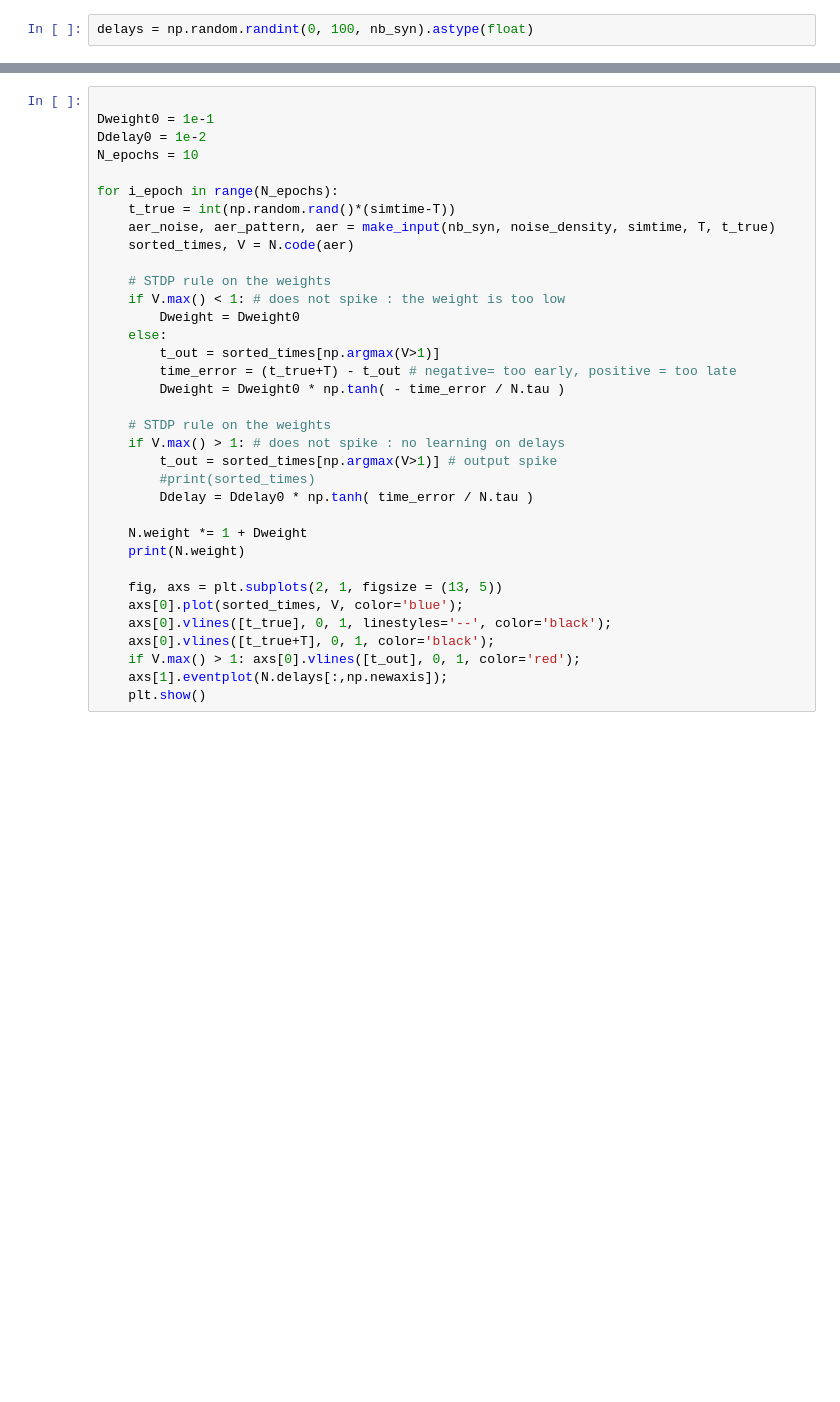
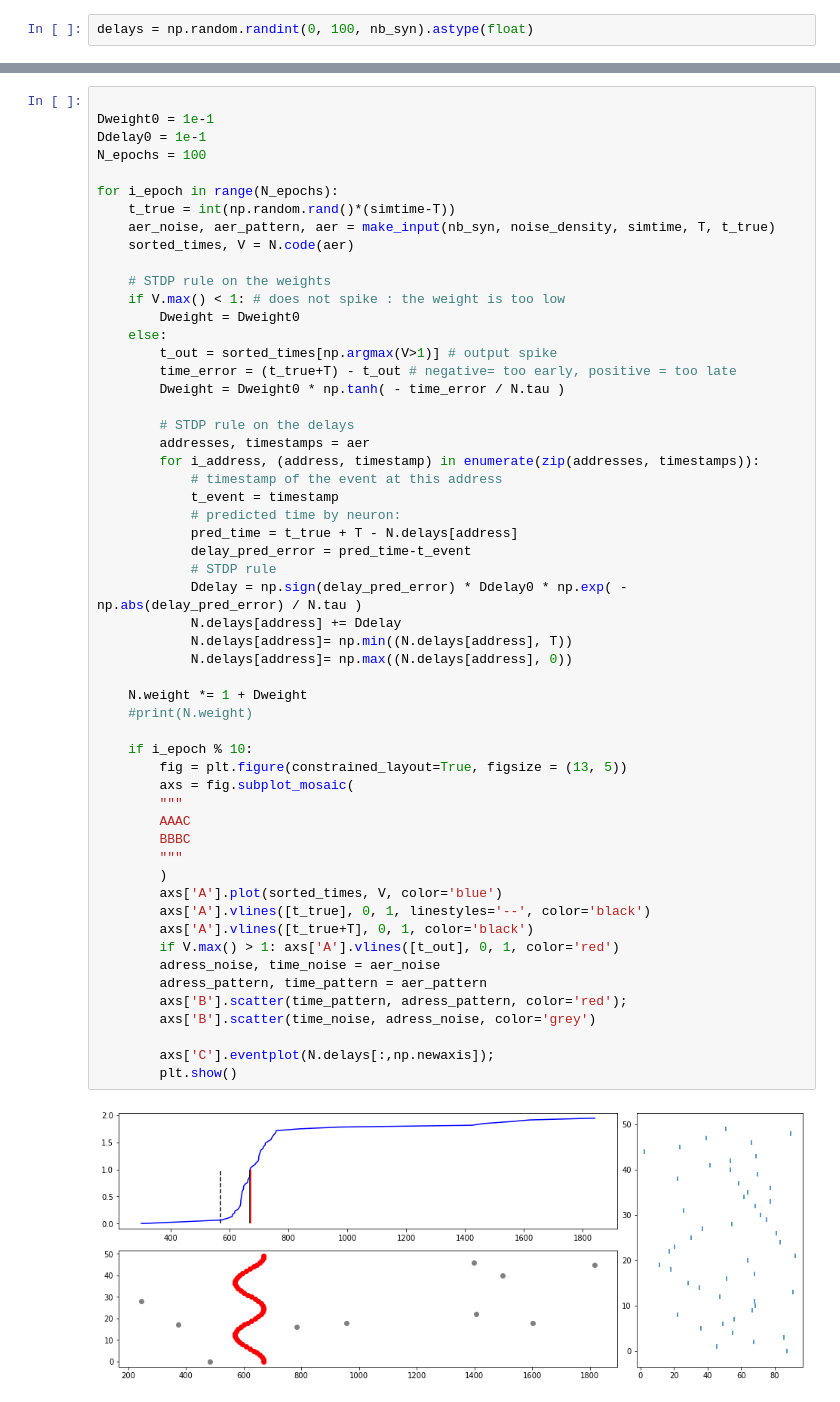
Before and after one commit to camillebesnainou/2022-01-10-polychrony, a Jupyter notebook: 2022-05-10-LearningSynapticDelays-Laurent.ipynb, the cells around one changed output, grey strips where cells are left out. Drawn from its saved outputs; the diff is of its cells as text; blank space fills up the shorter version.

```diff
--- a/2022-05-10-LearningSynapticDelays-Laurent.ipynb
+++ b/2022-05-10-LearningSynapticDelays-Laurent.ipynb
@@ -205,36 +204,57 @@ t_out
 # %%
 
 Dweight0 = 1e-1
-Ddelay0 = 1e-2
-N_epochs = 10
+Ddelay0 = 1e-1
+N_epochs = 100
 
 for i_epoch in range(N_epochs):
     t_true = int(np.random.rand()*(simtime-T))
     aer_noise, aer_pattern, aer = make_input(nb_syn, noise_density, simtime, T, t_true)
     sorted_times, V = N.code(aer)
 
     # STDP rule on the weights
     if V.max() < 1: # does not spike : the weight is too low
         Dweight = Dweight0
     else:
-        t_out = sorted_times[np.argmax(V>1)]
+        t_out = sorted_times[np.argmax(V>1)] # output spike
         time_error = (t_true+T) - t_out # negative= too early, positive = too late
         Dweight = Dweight0 * np.tanh( - time_error / N.tau )
 
-    # STDP rule on the weights
-    if V.max() > 1: # does not spike : no learning on delays
-        t_out = sorted_times[np.argmax(V>1)] # output spike
-        #print(sorted_times)
-        Ddelay = Ddelay0 * np.tanh( time_error / N.tau )
+        # STDP rule on the delays
+        addresses, timestamps = aer
+        for i_address, (address, timestamp) in enumerate(zip(addresses, timestamps)):
+            # timestamp of the event at this address
+            t_event = timestamp
+            # predicted time by neuron:
+            pred_time = t_true + T - N.delays[address]
+            delay_pred_error = pred_time-t_event
+            # STDP rule
+            Ddelay = np.sign(delay_pred_error) * Ddelay0 * np.exp( - np.abs(delay_pred_error) / N.tau )
+            N.delays[address] += Ddelay
+            N.delays[address]= np.min((N.delays[address], T))
+            N.delays[address]= np.max((N.delays[address], 0))
 
     N.weight *= 1 + Dweight
-    print(N.weight)
+    #print(N.weight)
 
-    fig, axs = plt.subplots(2, 1, figsize = (13, 5))
-    axs[0].plot(sorted_times, V, color='blue');
-    axs[0].vlines([t_true], 0, 1, linestyles='--', color='black');
-    axs[0].vlines([t_true+T], 0, 1, color='black');
-    if V.max() > 1: axs[0].vlines([t_out], 0, 1, color='red');
-    axs[1].eventplot(N.delays[:,np.newaxis]);
-    plt.show()
+    if i_epoch % 10:
+        fig = plt.figure(constrained_layout=True, figsize = (13, 5))
+        axs = fig.subplot_mosaic(
+        """
+        AAAC
+        BBBC
+        """
+        )
+        axs['A'].plot(sorted_times, V, color='blue')
+        axs['A'].vlines([t_true], 0, 1, linestyles='--', color='black')
+        axs['A'].vlines([t_true+T], 0, 1, color='black')
+        if V.max() > 1: axs['A'].vlines([t_out], 0, 1, color='red')
+        adress_noise, time_noise = aer_noise
+        adress_pattern, time_pattern = aer_pattern
+        axs['B'].scatter(time_pattern, adress_pattern, color='red');
+        axs['B'].scatter(time_noise, adress_noise, color='grey')
+
+        axs['C'].eventplot(N.delays[:,np.newaxis]);
+        plt.show()
 # %% [output]
+[figure, new version]
```
Also changed, not shown: parts of 16 cells of this notebook.
